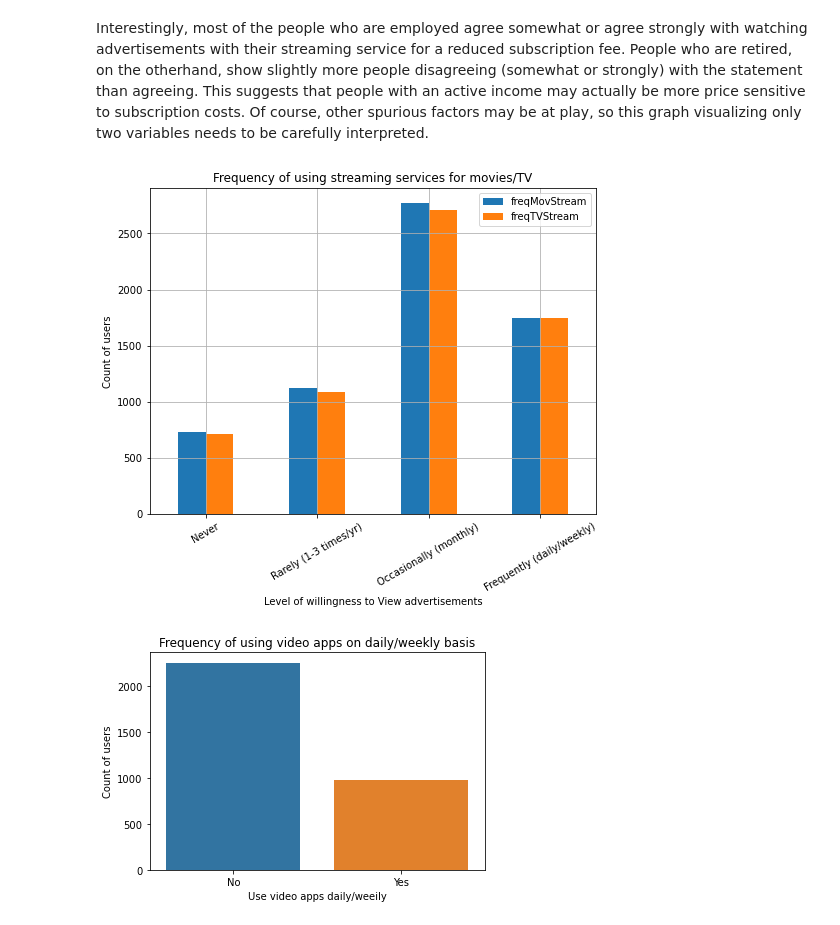
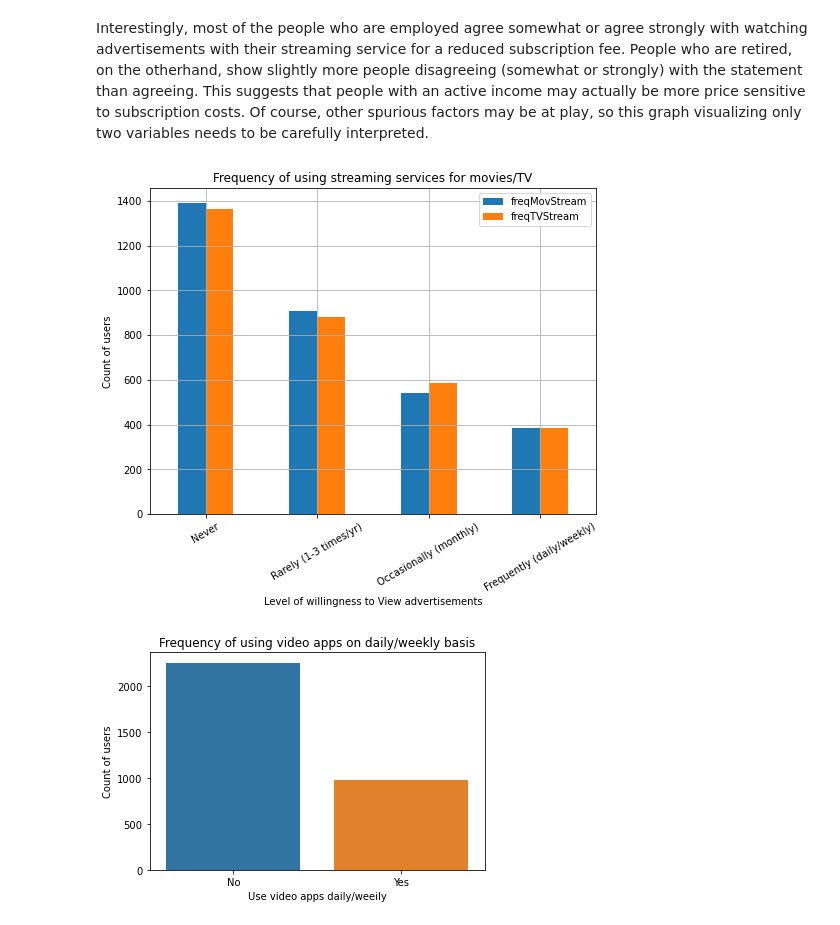
Before and after one commit to aud-z/DeloitteDigitalDemocracy, a Jupyter notebook: DSPM_v1.ipynb, the cells around one changed output. Saved outputs shown, nothing was run; the diff lists cells and outputs as text; code cells hidden in the pictures.

```diff
--- a/DSPM_v1.ipynb
+++ b/DSPM_v1.ipynb
@@ -481,17 +481,24 @@ Interestingly, most of the people who are employed agree somewhat or agree stron
 # %%
 # Distribution of users who prefer streaming services for movies/TV across target variable
 #temp_grp_df = df2[['target_willing','freqMovStream','freqTVStream']].groupby('target_willing').sum()
 # temp_grp_df.plot.bar(title = 'Frequency of using streaming services for movies/TV', figsize = (8,6), grid = True)
 
-df2[['freqMovStream', 'freqTVStream']].plot.bar(title = 'Frequency of using streaming services for movies/TV', figsize = (8,6), grid = True)
+#df2[['freqMovStream', 'freqTVStream']].plot.bar(title = 'Frequency of using streaming services for movies/TV', figsize = (8,6), grid = True)
+
+a = df2['freqMovStream'].value_counts()
+b = df2['freqTVStream'].value_counts()
+
+temp = pd.concat([a, b], axis=1)
+
+temp.plot.bar(title = 'Frequency of using streaming services for movies/TV', figsize = (8,6), grid = True)
 plt.xlabel('Level of willingness to View advertisements')
 plt.ylabel('Count of users')
 freq_labels = ('Never', 'Rarely (1-3 times/yr)', 'Occasionally (monthly)', 'Frequently (daily/weekly)')
 plt.xticks(positions, freq_labels)
 plt.xticks(rotation = 30)
 plt.show()
 # %% [output]
-[figure, old version]
+[figure, new version]
 # %%
 # Distribution of video apps users across target variable
 #temp_grp_df = df2[['target_willing','useVideoApps']].groupby('target_willing').sum()
```
Also changed, not shown: parts of 36 cells of this notebook.
